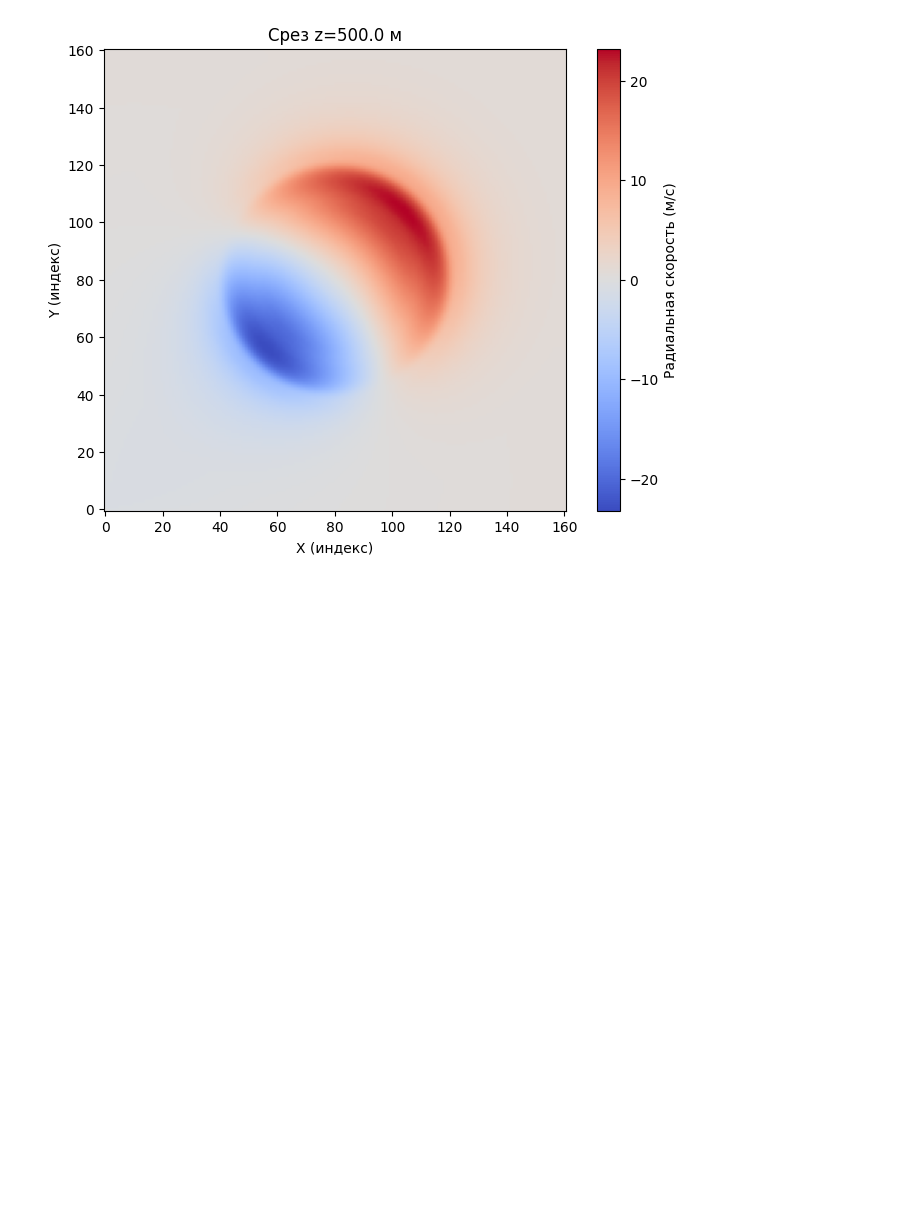
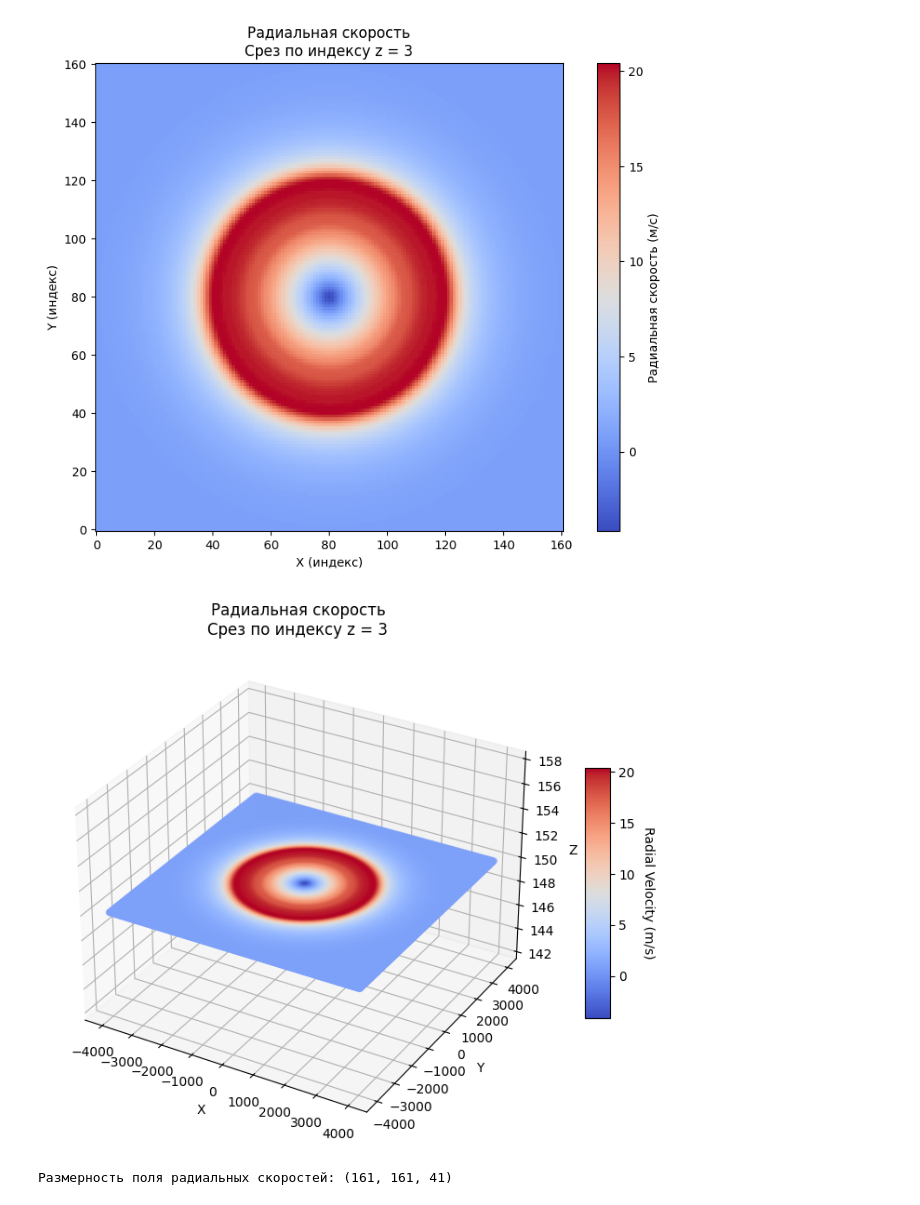
Before and after one commit to DmitryZSer/Meteo_RLS, a Jupyter notebook: main.ipynb, the cells around one changed output. Saved outputs shown, nothing was run; the diff lists cells and outputs as text; code cells hidden in the pictures; blank space fills up the shorter version.

```diff
--- a/main.ipynb
+++ b/main.ipynb
@@ -105,10 +63,6 @@ radial_velocity = U * unit_x + V * unit_y + W * unit_z
-# %%
-plt.figure(figsize=(8, 6))
-plt.imshow(radial_velocity[:, :, 1], cmap='coolwarm', origin='lower')
-plt.colorbar(label='Радиальная скорость (м/с)')
-plt.title(f'Срез z={zstart + 10*dz} м')
-plt.xlabel('X (индекс)')
-plt.ylabel('Y (индекс)')
-plt.show()
-# %% [output]
-[figure, removed]
+# %%
+u_data = read_pws_file("data/111/PWS_NASA_Dataset111_u.faa")
+v_data = read_pws_file("data/111/PWS_NASA_Dataset111_v.faa")
+w_data = read_pws_file("data/111/PWS_NASA_Dataset111_w.faa")
+
+z_slice = 3
@@ -114,0 +98,64 @@ plt.show()
+# %%
+plt.figure(figsize=(10, 7))
+plt.imshow(V_radial[:, :, z_slice], cmap='coolwarm', origin='lower')
+plt.colorbar(label='Радиальная скорость (м/с)')
+plt.title(f'Радиальная скорость\nСрез по индексу z = {z_slice}')
+plt.xlabel('X (индекс)')
+plt.ylabel('Y (индекс)')
+plt.show()
+
+fig = plt.figure(figsize=(10, 7))
+ax = fig.add_subplot(111, projection='3d')
+
+scatter = ax.scatter(
+    X[:, :, z_slice].flatten(),
+    Y[:, :, z_slice].flatten(),
+    Z[:, :, z_slice].flatten(),
+    c=V_radial[:, :, z_slice].flatten(),
+    cmap='coolwarm'
+)
+
+cbar = fig.colorbar(scatter, ax=ax, shrink=0.5, aspect=10)
+cbar.set_label('Radial Velocity (m/s)', rotation=270, labelpad=15)
+
+ax.set_xlabel('X')
+ax.set_ylabel('Y')
+ax.set_zlabel('Z')
+plt.title(f"Радиальная скорость\nСрез по индексу z = {z_slice}")
+plt.show()
+# %% [output]
+[figure, added]
+[figure, added]
+# %%
+
+ix, iy, iz = u_data['dimensions']
+xstart, ystart, zstart = u_data['origin_m']
+dx, dy, dz = u_data['resolution_m']
+
+#сетки координат
+x = np.arange(xstart, xstart + ix * dx, dx)
+y = np.arange(ystart, ystart + iy * dy, dy)
+z = np.arange(zstart, zstart + iz * dz, dz)
+X, Y, Z = np.meshgrid(x, y, z, indexing='ij')
+
+# Заданная точка
+x0, y0, z0 = 0, 0, 0
+
+# Вычисление разностей координат
+delta_x = X - x0
+delta_y = Y - y0
+delta_z = Z - z0
+
+distance = np.sqrt(delta_x**2 + delta_y**2 + delta_z**2)
+
+distance[distance == 0] = 1e-10
+
+# Расчет радиальной скорости
+U = u_data['data']
+V = v_data['data']
+W = w_data['data']
+radial_velocity = (U * delta_x + V * delta_y + W * delta_z) / distance
+
+print("Размерность поля радиальных скоростей:", radial_velocity.shape)
+# %% [output]
+Размерность поля радиальных скоростей: (161, 161, 41)
```
Also changed, not shown: parts of 16 cells of this notebook, 13 other files.
